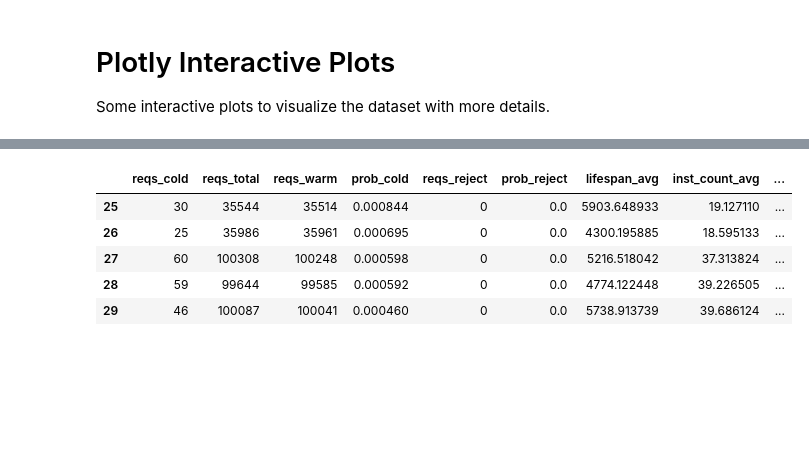
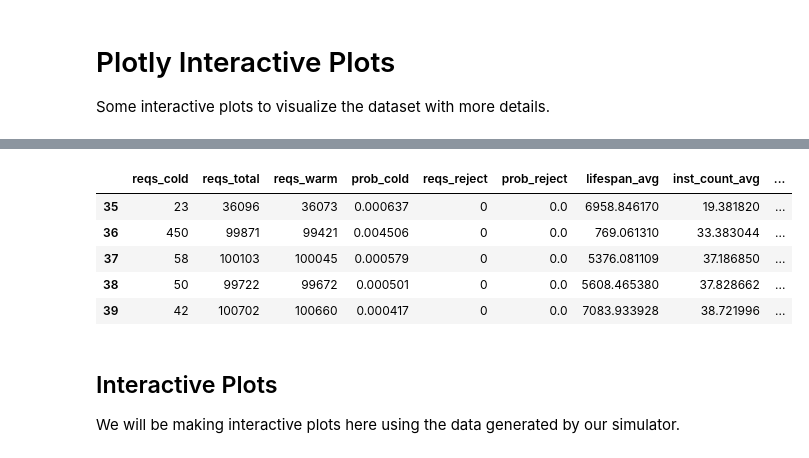
Before and after one commit to pacslab/simfaas, a Jupyter notebook: examples/08-plotly-interactive-plots.ipynb, the cells around one changed output, grey strips where cells are left out. Saved outputs shown, nothing was run; the diff lists cells and outputs as text; code cells hidden in the pictures; blank space fills up the shorter version.

```diff
--- a/examples/08-plotly-interactive-plots.ipynb
+++ b/examples/08-plotly-interactive-plots.ipynb
@@ -46,26 +46,26 @@ generate_trace_api(input_data)
 # %%
 # Plot characteristics for different arrival rates and expiration thresholds
 num_arrival_rates = 10
-exp_thresholds = [600, 1200, 1800]
-exp_threshold_labels = ["10 min", "20 min", "30 min"]
+exp_thresholds = [60, 600, 1200, 1800]
+exp_threshold_labels = ["1 min", "10 min", "20 min", "30 min"]
 input_data['arrival_rate'] = list(np.repeat(np.logspace(-3,1,num_arrival_rates), len(exp_thresholds)))
 input_data['expiration_threshold'] = exp_thresholds * num_arrival_rates
 input_data['expiration_threshold_labels'] = exp_threshold_labels * num_arrival_rates
 
 df = pd.DataFrame(data=input_data).reset_index(drop=True)
 
 def generate_trace_apply(x):
     return pd.Series(generate_trace_api(x.to_dict()))
 
 df = df.progress_apply(generate_trace_apply, axis=1)
 df.tail()
 # %% [output]
 |  | reqs_cold | reqs_total | reqs_warm | prob_cold | reqs_reject | prob_reject | lifespan_avg | inst_count_avg | ... |
-| 25 | 30 | 35544 | 35514 | 0.000844 | 0 | 0.0 | 5903.648933 | 19.127110 | ... |
-| 26 | 25 | 35986 | 35961 | 0.000695 | 0 | 0.0 | 4300.195885 | 18.595133 | ... |
-| 27 | 60 | 100308 | 100248 | 0.000598 | 0 | 0.0 | 5216.518042 | 37.313824 | ... |
-| 28 | 59 | 99644 | 99585 | 0.000592 | 0 | 0.0 | 4774.122448 | 39.226505 | ... |
-| 29 | 46 | 100087 | 100041 | 0.000460 | 0 | 0.0 | 5738.913739 | 39.686124 | ... |
+| 35 | 23 | 36096 | 36073 | 0.000637 | 0 | 0.0 | 6958.846170 | 19.381820 | ... |
+| 36 | 450 | 99871 | 99421 | 0.004506 | 0 | 0.0 | 769.061310 | 33.383044 | ... |
+| 37 | 58 | 100103 | 100045 | 0.000579 | 0 | 0.0 | 5376.081109 | 37.186850 | ... |
+| 38 | 50 | 99722 | 99672 | 0.000501 | 0 | 0.0 | 5608.465380 | 37.828662 | ... |
+| 39 | 42 | 100702 | 100660 | 0.000417 | 0 | 0.0 | 7083.933928 | 38.721996 | ... |
 # %%
 # calculate utilizations
 df['utilization_percent'] = df['inst_running_count_avg'] / df['inst_count_avg'] * 100
@@ -78,0 +73,4 @@ fig.show()
+# %% [markdown]
+## Interactive Plots
+
+We will be making interactive plots here using the data generated by our simulator.
```
Also changed, not shown: parts of 7 cells of this notebook.
